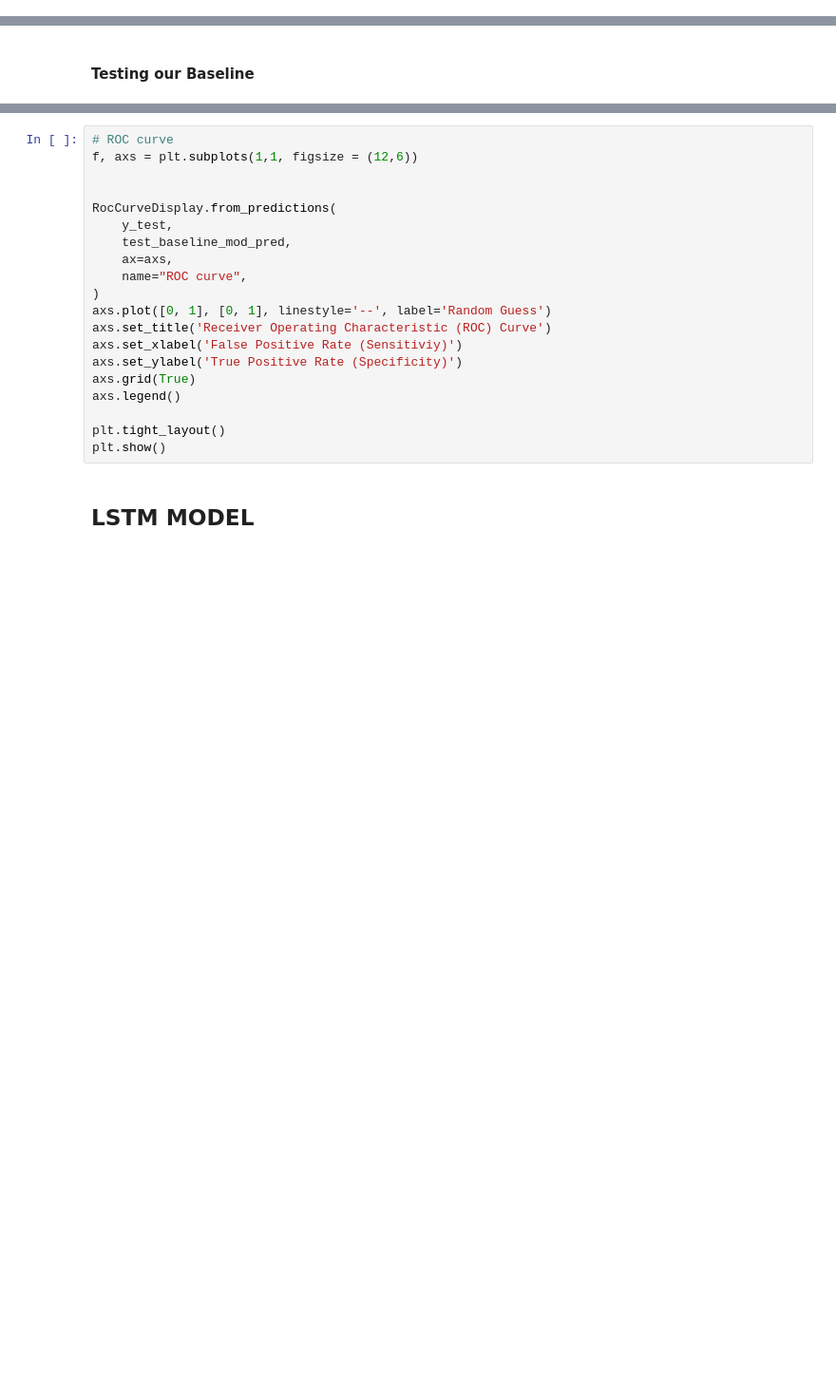
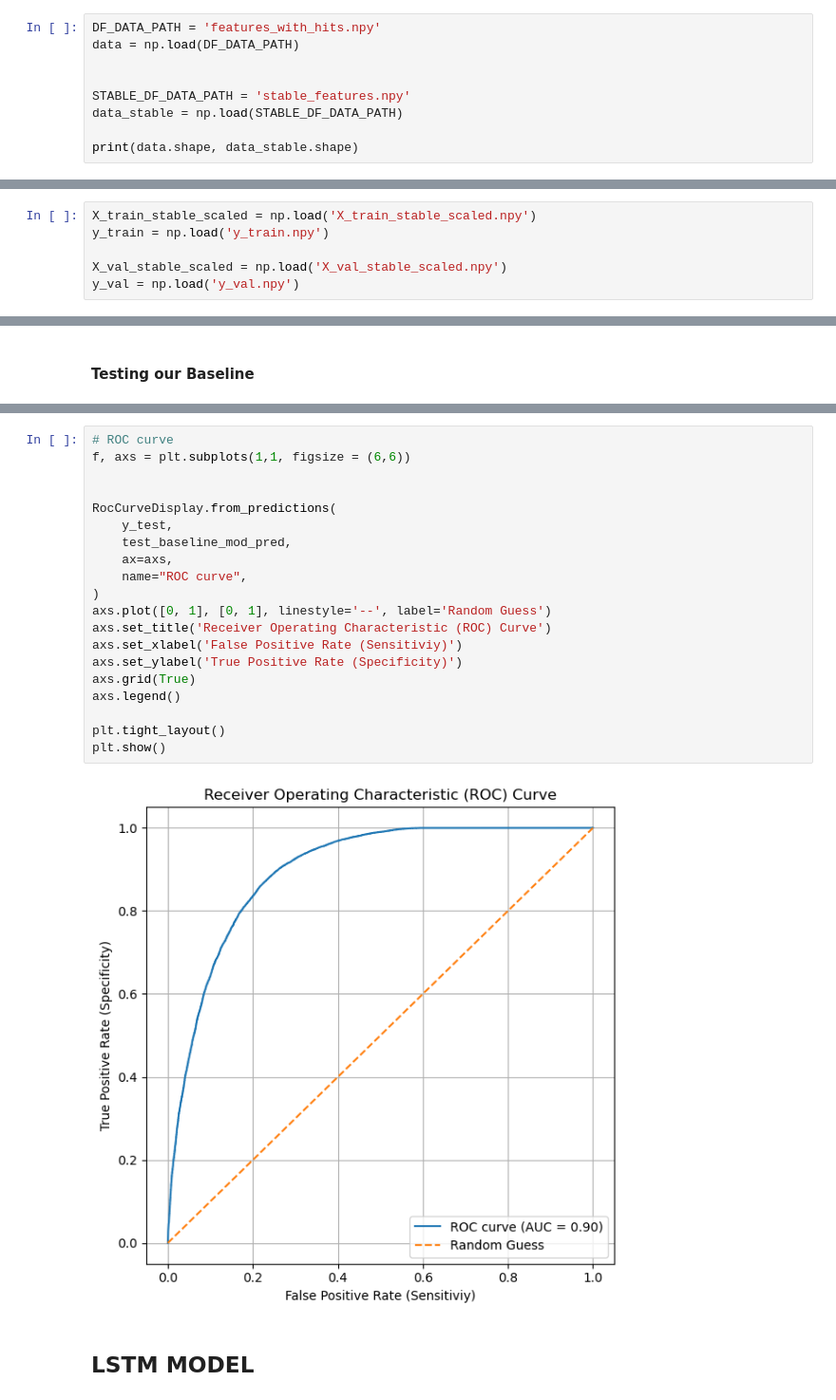
Before and after one commit to Mossd-2/DATASCI-207-Applied-Machine-Learning, a Jupyter notebook: project_notebook.ipynb, the cells around one changed output, grey strips where cells are left out. Shown at 95% size. Cells and saved outputs as stored; diff of their text form; blank space fills up the shorter version.

```diff
--- a/project_notebook.ipynb
+++ b/project_notebook.ipynb
@@ -368,0 +379,9 @@ print(data.shape, data_stable.shape)
+# %%
+DF_DATA_PATH = 'features_with_hits.npy'
+data = np.load(DF_DATA_PATH)
+
+
+STABLE_DF_DATA_PATH = 'stable_features.npy'
+data_stable = np.load(STABLE_DF_DATA_PATH)
+
+print(data.shape, data_stable.shape)
@@ -776,6 +828,12 @@ def log_model(stable_features, learning_rate):
     return model
 # %% [markdown]
 Here we build the model using a set of default parameters -- learning rate 1e-3 and 5 epochs. Our goal is to use the simplest parameters for our logisitic regression model.
+# %%
+X_train_stable_scaled = np.load('X_train_stable_scaled.npy')
+y_train = np.load('y_train.npy')
+
+X_val_stable_scaled = np.load('X_val_stable_scaled.npy')
+y_val = np.load('y_val.npy')
 # %%
 # define basic parameters
 stable_shape = X_train_stable_scaled.shape[1]
@@ -892,23 +990,25 @@ plt.show()
 # %%
 # ROC curve
-f, axs = plt.subplots(1,1, figsize = (12,6))
+f, axs = plt.subplots(1,1, figsize = (6,6))
 
 
 RocCurveDisplay.from_predictions(
     y_test,
     test_baseline_mod_pred,
     ax=axs,
     name="ROC curve",
 )
 axs.plot([0, 1], [0, 1], linestyle='--', label='Random Guess')
 axs.set_title('Receiver Operating Characteristic (ROC) Curve')
 axs.set_xlabel('False Positive Rate (Sensitiviy)')
 axs.set_ylabel('True Positive Rate (Specificity)')
 axs.grid(True)
 axs.legend()
 
 plt.tight_layout()
 plt.show()
+# %% [output]
+[figure, added]
 # %% [markdown]
 ## LSTM MODEL
 # %% [markdown]
```
Also changed, not shown: parts of 41 cells of this notebook.
